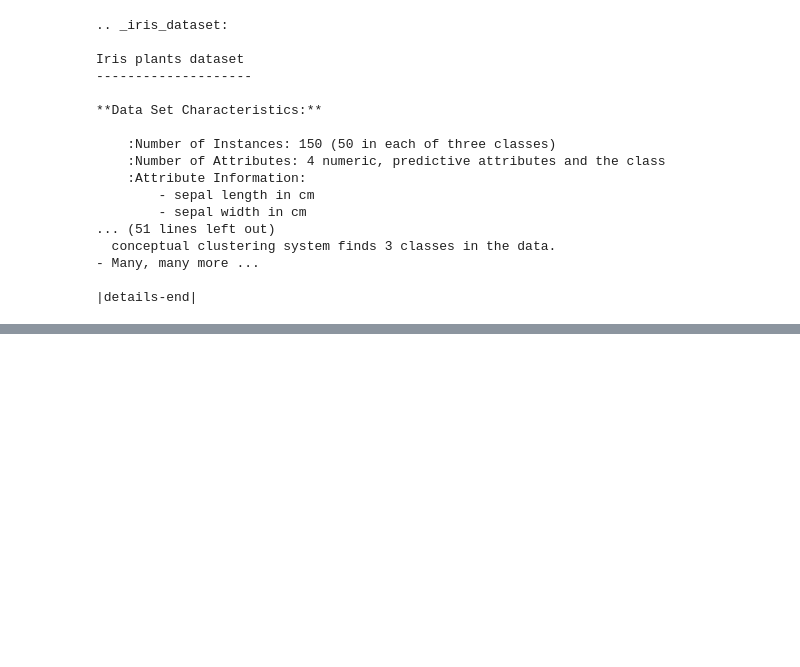
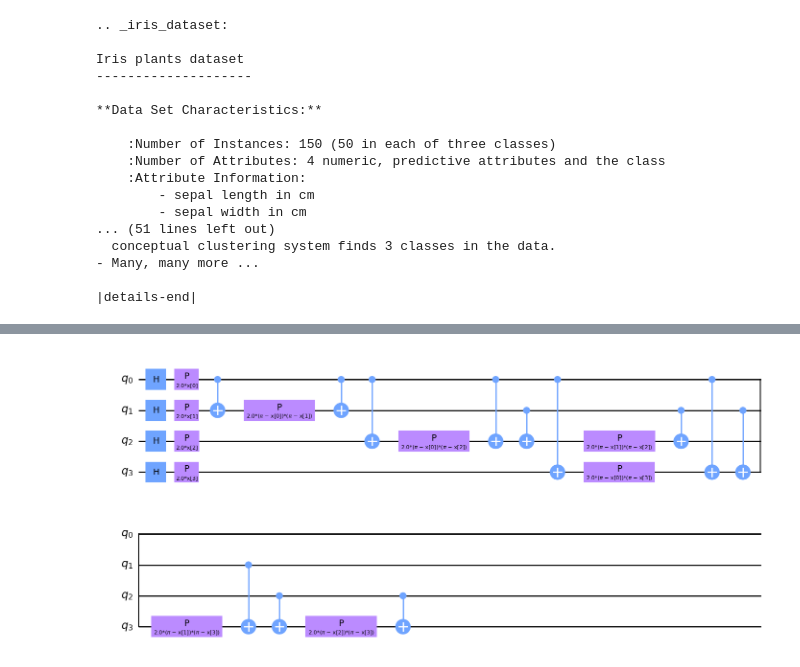
Before and after one commit to viniciu21/QML, a Jupyter notebook: realData.ipynb, the cells around one changed output, grey strips where cells are left out. Drawn from its saved outputs; the diff is of its cells as text; code cells hidden in the pictures; blank space fills up the shorter version.

```diff
--- a/realData.ipynb
+++ b/realData.ipynb
@@ -27,0 +47,9 @@ labels = iris_data.target
+# %%
+from qiskit.circuit.library import ZZFeatureMap
+
+num_features = features.shape[1]
+
+feature_map = ZZFeatureMap(feature_dimension=num_features, reps=1)
+feature_map.decompose().draw(output="mpl", fold=20)
+# %% [output]
+[figure, added]
```
Also changed, not shown: parts of 10 cells of this notebook.
